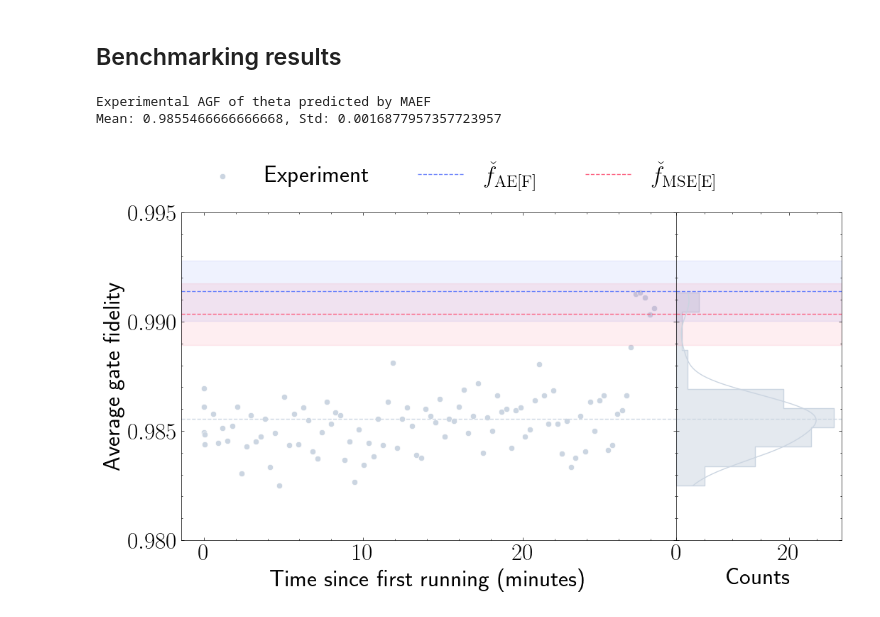
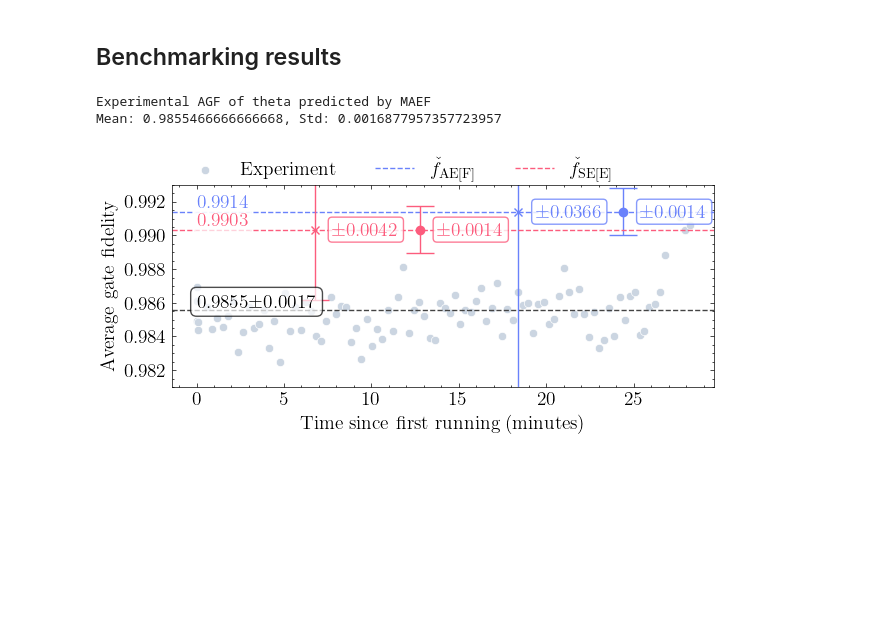
Before and after one commit to PorametPat/inspeqtor-paper-1, a Jupyter notebook: paper/visualization/note_0007_visualization.ipynb, the cells around one changed output. Drawn from its saved outputs; the diff is of its cells as text; code cells hidden in the pictures; blank space fills up the shorter version.

Commit message:
update data

```diff
--- a/paper/visualization/note_0007_visualization.ipynb
+++ b/paper/visualization/note_0007_visualization.ipynb
@@ -3,6 +3,7 @@ import jax
 import jax.numpy as jnp
 import inspeqtor as sq
 import pathlib
+import numpy as np
 import pandas as pd
 import json
 import matplotlib.pyplot as plt
@@ -12,5 +13,7 @@ import sympy as sp
 from mpl_toolkits.axes_grid1.inset_locator import inset_axes
 from matplotlib.axes import Axes
 import scienceplots
+
+plt.style.use("science")
 # %% [markdown]
 # Helper functions and constants
@@ -601,7 +1083,7 @@ model_data['MSEE']["color"] = "#fc5c7d"
 model_data['MAEF']["color"] = "#6a82fb"
 
 # Latex name
-model_data['MSEE']["latex"] = r'$\check{f}_{\mathrm{MSE[E]}}$'
+model_data['MSEE']["latex"] = r'$\check{f}_{\mathrm{SE[E]}}$'
 model_data['MAEF']["latex"] = r'$\check{f}_{\mathrm{AE[F]}}$'
 # %%
 pd.to_datetime(model_data['MSEE']['result_df'].head(1)['running'])
@@ -682,7 +1164,10 @@ for theta in model_names:
 
         model_data[model]["prediction"][theta] = noisy_predcition
 
-        prediction_error = jnp.sqrt(0.75 * jnp.array(mse_losses))
-        print(f"[{model}] model, AGF={noisy_predcition}, prediction error: ", jnp.mean(prediction_error), "+/-", jnp.std(prediction_error))
+        # prediction_error = jnp.sqrt(0.75 * jnp.array(mse_losses))
+        # print(f"[{model}] model, AGF={noisy_predcition}, prediction error: ", jnp.mean(prediction_error), "+/-", jnp.std(prediction_error))
+
+        prediction_error = jnp.sqrt(0.75 * (jnp.array(mse_losses).mean() - (2/(9000))))
+        print(f"[{model}] model, AGF={noisy_predcition}, prediction error: ", prediction_error)
 # %% [output]
 Theta predicted by MAEF
@@ -704,52 +1197,57 @@ jnp.sqrt((3/4) * model_data['MSEE']['history'][-1]['MSEE']), jnp.sqrt((3/4) * mo
 ## Benchmarking results
 # %%
 y_limit = (0.98, 0.995)
-font_size = 24
+fontsize = 14
 # %%
-with plt.style.context("science"):
-    theta_name = "MAEF"
-    fig, axes = plot_benchmark_result(
-        model_data, theta_name=theta_name, y_limit=y_limit, font_size=font_size
-    )
-    plot_prediction_and_error_bar(
-        axes,
-        model_name="MAEF",
-        theta_name=theta_name,
-        model_data=model_data,
-        fontsize=font_size,
-    )
-    plot_prediction_and_error_bar(
-        axes,
-        model_name="MSEE",
-        theta_name=theta_name,
-        model_data=model_data,
-        fontsize=font_size,
-    )
+theta_name = "MAEF"
+fig, axes = plot_benchmark_result_v3(
+    model_data, theta_name=theta_name, y_limit=(0.9810, 0.9930), fontsize=fontsize
+)
+plot_prediction_and_error_bar_v2(
+    axes,
+    model_name="MAEF",
+    theta_name=theta_name,
+    model_data=model_data,
+    fontsize=fontsize,
+    shots=shots
+)
+plot_prediction_and_error_bar_v2(
+    axes,
+    model_name="MSEE",
+    theta_name=theta_name,
+    model_data=model_data,
+    fontsize=fontsize,
+    shots=shots
+)
 
-    # axes[0].legend(fontsize=font_size, loc='lower center', ncols=3)
-    ax = axes[0]
-    assert isinstance(ax, Axes)
-    handles, legends = ax.get_legend_handles_labels()
-    fig.legend(
-        handles,
-        legends,
-        loc="upper center",
-        bbox_to_anchor=(0.45, 1.05),
-        fontsize=font_size,
-        ncol=3,
-    )
-    fig.savefig("figure_6_AEF_benchmarking.pdf")
+# axes[0].legend(fontsize=font_size, loc='lower center', ncols=3)
+ax = axes[0]
+assert isinstance(ax, Axes)
+handles, legends = ax.get_legend_handles_labels()
+fig.legend(
+    handles,
+    legends,
+    loc="upper center",
+    bbox_to_anchor=(0.45, 1.05),
+    fontsize=14,
+    ncol=3,
+)
 
-    # Plot the pulse
-    control_fig, ax = plt.subplots(1, 1, figsize=(12, 3))
-    loaded_data.pulse_sequence.draw(
-        model_data[theta_name]["pulse_params"], ax=ax, font_size=font_size
-    )
+set_fontsize(ax, 14, skip_legend=True)
 
-    control_fig.savefig("figure_6_AEF_model_control.pdf")
+
+fig.savefig("figure_6_AEF_benchmarking.pdf")
+
+# Plot the pulse
+control_fig, ax = plt.subplots(1, 1, figsize=(12, 3))
+loaded_data.pulse_sequence.draw(
+    model_data[theta_name]["pulse_params"], ax=ax, font_size=fontsize
+)
+
+control_fig.savefig("figure_6_AEF_model_control.pdf")
 
 fig
 # %% [output]
 Experimental AGF of theta predicted by MAEF
 Mean: 0.9855466666666668, Std: 0.0016877957357723957
-[figure, old version]
+[figure, new version]
```
Also changed, not shown: parts of 12 cells of this notebook, 9 other files.
